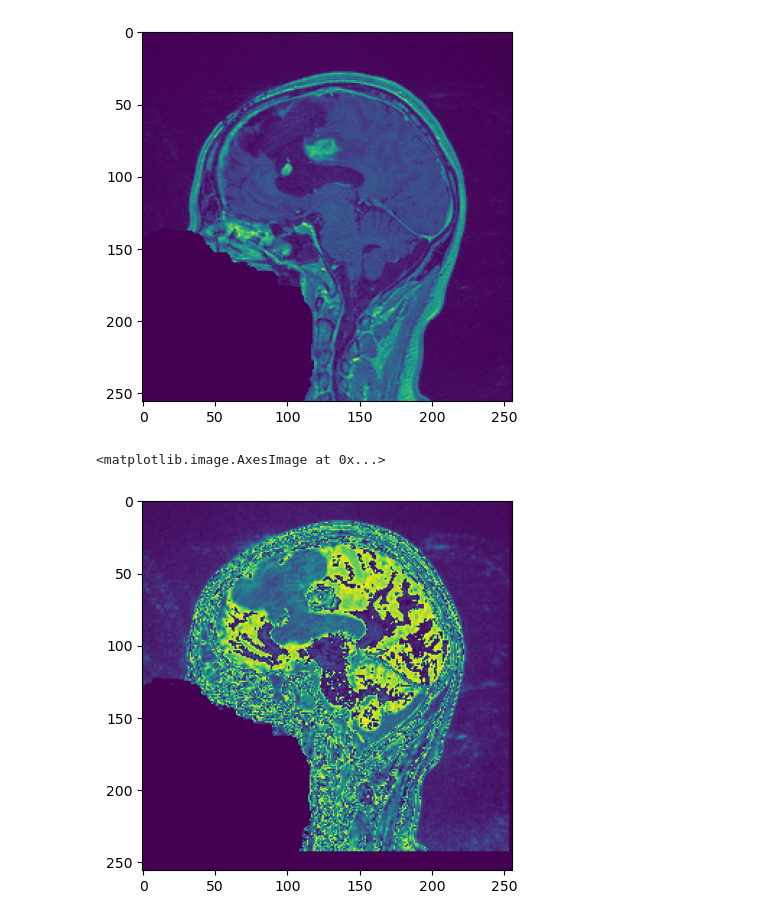
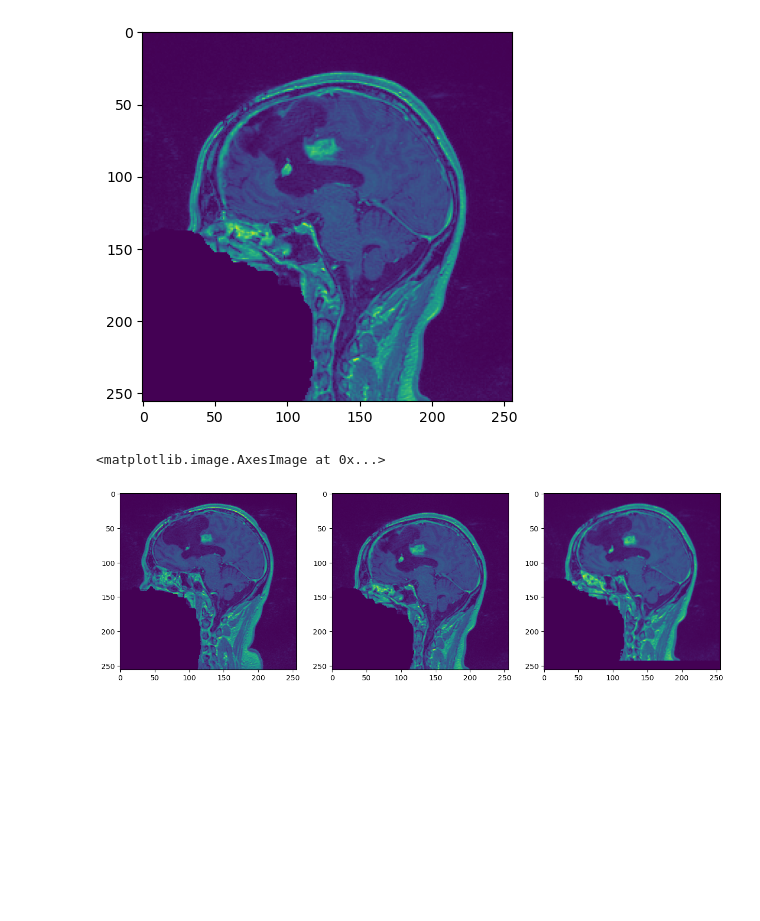
Before and after one commit to Nolab0/VTK-ITK, a Jupyter notebook: notebooks.ipynb, the cells around one changed output. Drawn from its saved outputs; the diff is of its cells as text; code cells hidden in the pictures; blank space fills up the shorter version.

Commit message:
recalage working

```diff
--- a/notebooks.ipynb
+++ b/notebooks.ipynb
@@ -4,2 +5,4 @@ import matplotlib.pyplot as plt
+# %%
+layer = 80
 # %%
 image = itk.imread("Data/case6_gre1.nrrd", itk.D)
@@ -14,9 +17,13 @@ plt.imshow(image2[80])
 <matplotlib.image.AxesImage at 0x...>
 [figure]
 # %%
-def RecalageRigide(fixed_image, moving_image):
+def Recalage(fixed, moving):
+
+    fixed_image = itk.imread(fixed, itk.F)
+    moving_image = itk.imread(moving, itk.F)
+
     type_ = type(fixed_image)
-    outType_ = itk.Image[itk.UC, 3]
+    outType_ = itk.Image[itk.F, 3]
 
     registration_method = itk.ImageRegistrationMethodv4[type_, type_].New()
     registration_method.SetFixedImage(fixed_image)
@@ -29,10 +36,6 @@ def RecalageRigide(fixed_image, moving_image):
     metric = itk.MeanSquaresImageToImageMetricv4[type_, type_].New()
     metric.SetFixedImage(fixed_image)
     metric.SetMovingImage(moving_image)
-
-    interpolator = itk.BSplineInterpolateImageFunction[type_, itk.D, itk.D].New()
-    interpolator.SetSplineOrder(3)
-    metric.SetFixedInterpolator(interpolator)
 
     registration_method.SetMetric(metric)
 
@@ -60,8 +63,16 @@ def RecalageRigide(fixed_image, moving_image):
     cast_filter.SetInput(resampled_image)
     cast_filter.Update()
     return cast_filter.GetOutput()
-# %%
-plt.imshow(RecalageRigide(image, image2)[80])
-# %% [output]
-<matplotlib.image.AxesImage at 0x...>
-[figure, removed]
+# %%
+recalee = Recalage("Data/case6_gre1.nrrd", "Data/case6_gre2.nrrd")
+# %%
+plt.figure(figsize=(15,15))
+plt.subplot(1,3,1)
+plt.imshow(image[layer])
+plt.subplot(1,3,2)
+plt.imshow(image2[layer])
+plt.subplot(1,3,3)
+plt.imshow(recalee[layer])
+# %% [output]
+<matplotlib.image.AxesImage at 0x...>
+[figure, added]
```
Also changed, not shown: parts of 4 cells of this notebook.
